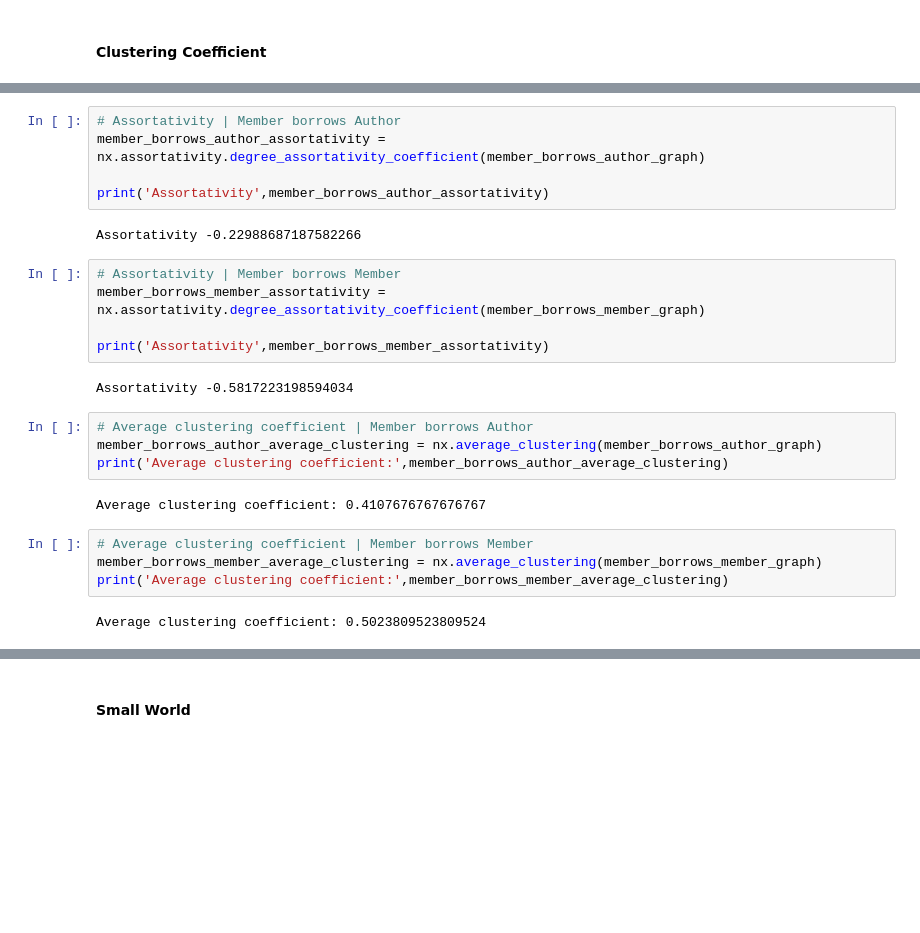
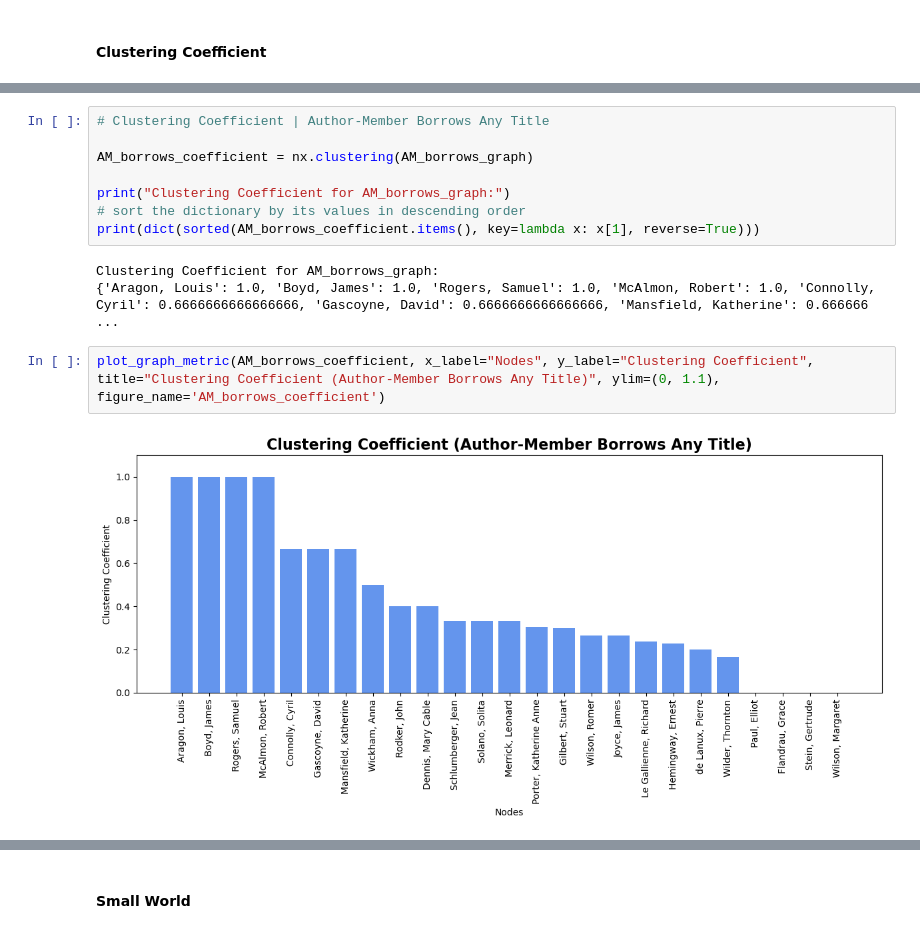
Before and after one commit to dittm/shakespeare-and-co, a Jupyter notebook: modules/04_network-analysis.ipynb, the cells around one changed output, grey strips where cells are left out. Saved outputs shown, nothing was run; the diff lists cells and outputs as text; blank space fills up the shorter version.

```diff
--- a/modules/04_network-analysis.ipynb
+++ b/modules/04_network-analysis.ipynb
@@ -579,26 +477,15 @@ Average shortest path length: 2.758241758241758
-# %%
-# Assortativity | Member borrows Author
-member_borrows_author_assortativity = nx.assortativity.degree_assortativity_coefficient(member_borrows_author_graph)
-
-print('Assortativity',member_borrows_author_assortativity)
-# %% [output]
-Assortativity -0.22988687187582266
-# %%
-# Assortativity | Member borrows Member
-member_borrows_member_assortativity = nx.assortativity.degree_assortativity_coefficient(member_borrows_member_graph)
-
-print('Assortativity',member_borrows_member_assortativity)
-# %% [output]
-Assortativity -0.5817223198594034
-# %%
-# Average clustering coefficient | Member borrows Author
-member_borrows_author_average_clustering = nx.average_clustering(member_borrows_author_graph)
-print('Average clustering coefficient:',member_borrows_author_average_clustering)
-# %% [output]
-Average clustering coefficient: 0.4107676767676767
-# %%
-# Average clustering coefficient | Member borrows Member
-member_borrows_member_average_clustering = nx.average_clustering(member_borrows_member_graph)
-print('Average clustering coefficient:',member_borrows_member_average_clustering)
-# %% [output]
-Average clustering coefficient: 0.5023809523809524
+# %%
+# Clustering Coefficient | Author-Member Borrows Any Title
+
+AM_borrows_coefficient = nx.clustering(AM_borrows_graph)
+
+print("Clustering Coefficient for AM_borrows_graph:")
+# sort the dictionary by its values in descending order
+print(dict(sorted(AM_borrows_coefficient.items(), key=lambda x: x[1], reverse=True)))
+# %% [output]
+Clustering Coefficient for AM_borrows_graph:
+{'Aragon, Louis': 1.0, 'Boyd, James': 1.0, 'Rogers, Samuel': 1.0, 'McAlmon, Robert': 1.0, 'Connolly, Cyril': 0.6666666666666666, 'Gascoyne, David': 0.6666666666666666, 'Mansfield, Katherine': 0.666666 ...
+# %%
+plot_graph_metric(AM_borrows_coefficient, x_label="Nodes", y_label="Clustering Coefficient", title="Clustering Coefficient (Author-Member Borrows Any Title)", ylim=(0, 1.1), figure_name='AM_borrows_coefficient')
+# %% [output]
+[figure, added]
```
Also changed, not shown: parts of 84 cells of this notebook, 28 other files.
